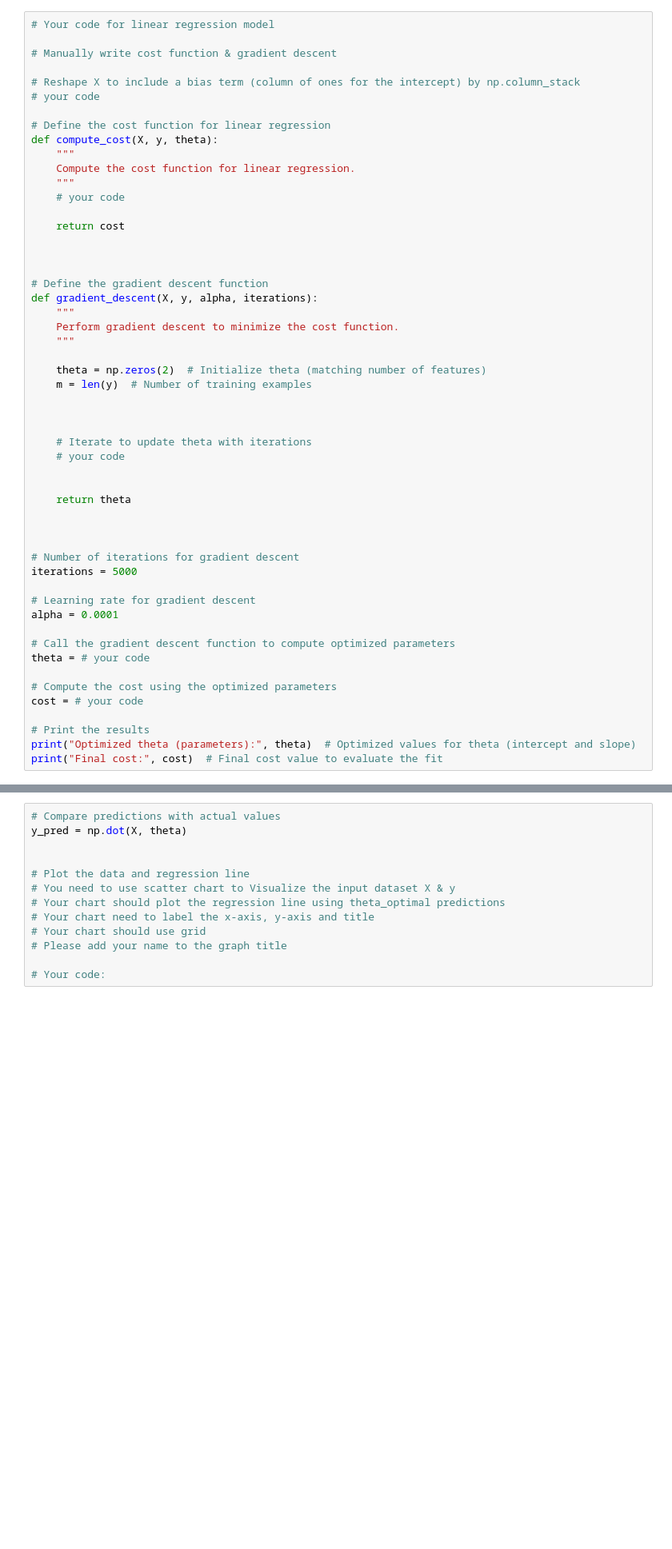
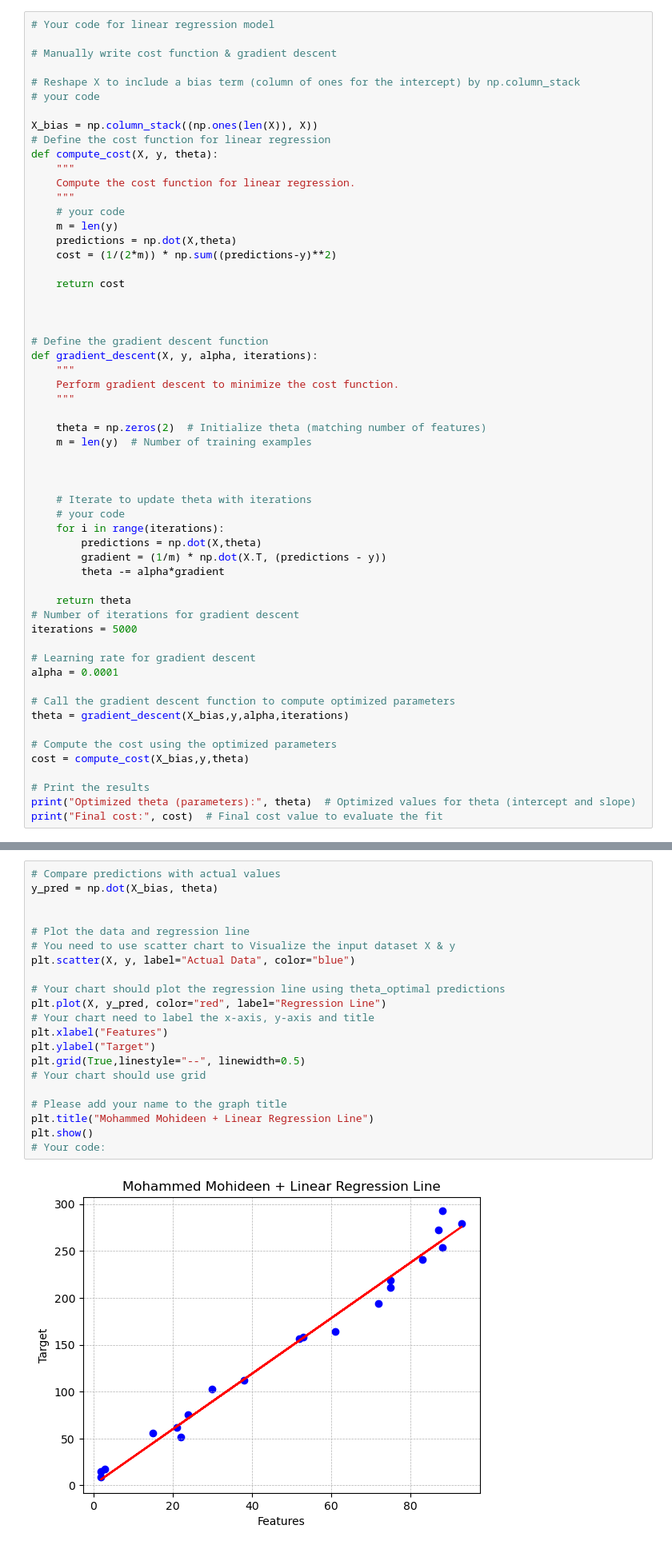
Before and after one commit to Mohammed03/CILabs, a Jupyter notebook: Lab 2/lab2.ipynb, the cells around one changed output, grey strips where cells are left out. Shown at 80% size. Saved outputs shown, nothing was run; the diff lists cells and outputs as text; blank space fills up the shorter version.

```diff
--- a/Lab 2/lab2.ipynb
+++ b/Lab 2/lab2.ipynb
@@ -66,12 +75,16 @@ import
 # Reshape X to include a bias term (column of ones for the intercept) by np.column_stack
 # your code
 
+X_bias = np.column_stack((np.ones(len(X)), X))
 # Define the cost function for linear regression
 def compute_cost(X, y, theta):
     """
     Compute the cost function for linear regression.
     """
     # your code
+    m = len(y)
+    predictions = np.dot(X,theta)
+    cost = (1/(2*m)) * np.sum((predictions-y)**2)
 
     return cost
 
@@ -90,12 +103,12 @@ def gradient_descent(X, y, alpha, iterations):
 
     # Iterate to update theta with iterations
     # your code
-
+    for i in range(iterations):
+        predictions = np.dot(X,theta)
+        gradient = (1/m) * np.dot(X.T, (predictions - y))
+        theta -= alpha*gradient
 
     return theta
-
-
-
 # Number of iterations for gradient descent
 iterations = 5000
 
@@ -103,10 +116,10 @@ iterations = 5000
 alpha = 0.0001
 
 # Call the gradient descent function to compute optimized parameters
-theta = # your code
+theta = gradient_descent(X_bias,y,alpha,iterations)
 
 # Compute the cost using the optimized parameters
-cost = # your code
+cost = compute_cost(X_bias,y,theta)
 
 # Print the results
 print("Optimized theta (parameters):", theta)  # Optimized values for theta (intercept and slope)
@@ -119,17 +135,27 @@ print("Final cost:", cost)  # Final cost value to evaluate the fit
 Task: Plot the data points and the fitted regression line.
 # %%
 # Compare predictions with actual values
-y_pred = np.dot(X, theta)
+y_pred = np.dot(X_bias, theta)
 
 
 # Plot the data and regression line
 # You need to use scatter chart to Visualize the input dataset X & y
+plt.scatter(X, y, label="Actual Data", color="blue")
+
 # Your chart should plot the regression line using theta_optimal predictions
+plt.plot(X, y_pred, color="red", label="Regression Line")
 # Your chart need to label the x-axis, y-axis and title
+plt.xlabel("Features")
+plt.ylabel("Target")
+plt.grid(True,linestyle="--", linewidth=0.5)
 # Your chart should use grid
+
 # Please add your name to the graph title
-
+plt.title("Mohammed Mohideen + Linear Regression Line")
+plt.show()
 # Your code:
+# %% [output]
+[figure, added]
 # %% [markdown]
 ## **Logistic Regression Construction**
 # %% [markdown]
```
Also changed, not shown: parts of 12 cells of this notebook.
